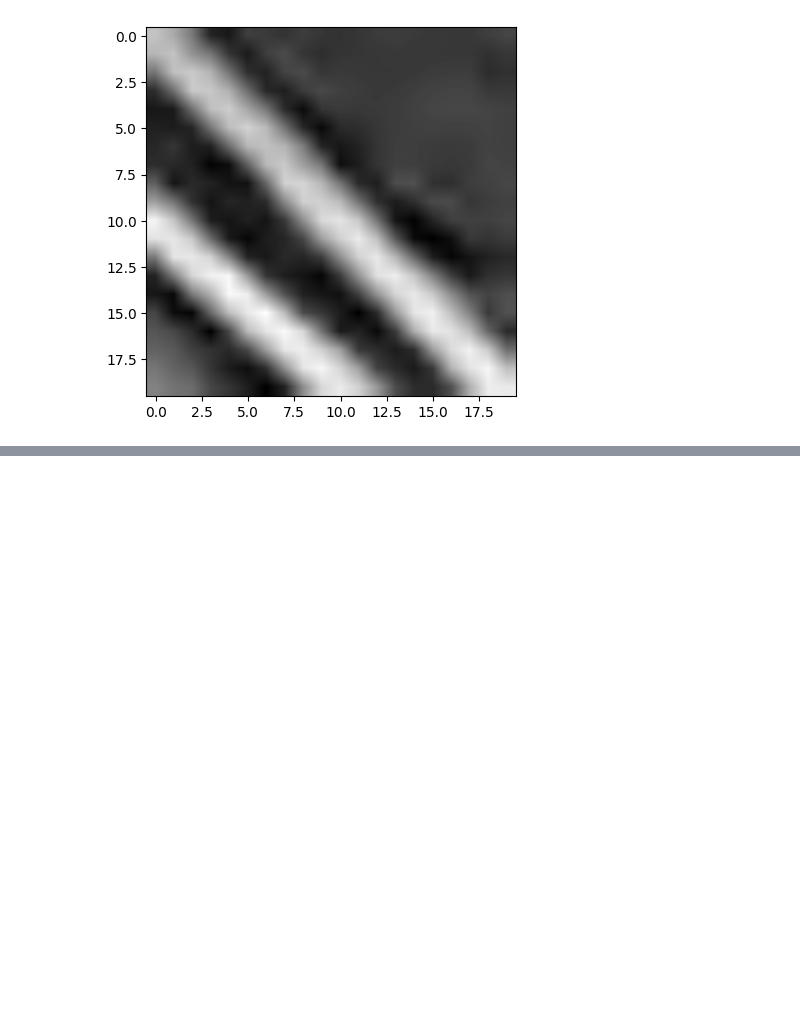
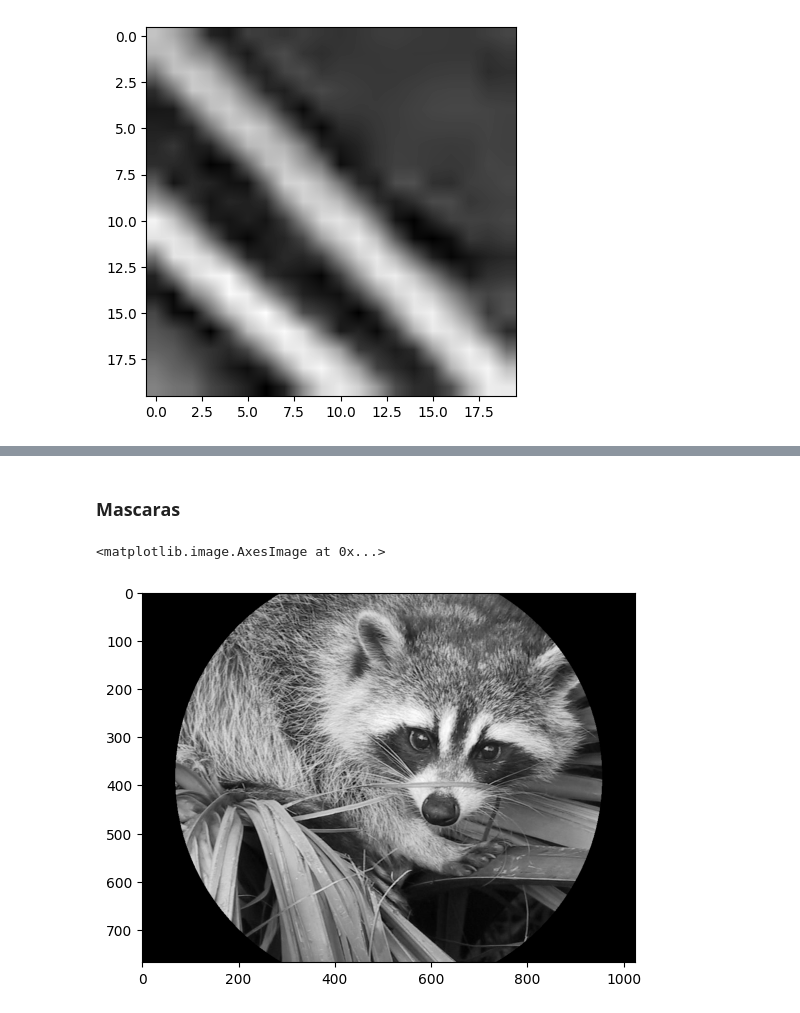
Before and after one commit to Arownsis/Procesamiento-Imagenes, a Jupyter notebook: Manipulacion y procesado con NumPy y SciPy/Notas.ipynb, the cells around one changed output, grey strips where cells are left out. Saved outputs shown, nothing was run; the diff lists cells and outputs as text; code cells hidden in the pictures; blank space fills up the shorter version.

```diff
--- a/Manipulacion y procesado con NumPy y SciPy/Notas.ipynb
+++ b/Manipulacion y procesado con NumPy y SciPy/Notas.ipynb
@@ -73,0 +101,12 @@ plt.imshow(f[320:340, 510:530], cmap=plt.cm.gray, interpolation='bilinear') #Mos
+# %% [markdown]
+### Mascaras
+# %%
+face = sp.datasets.face(gray=True) #Restauramos la imagen
+lx, ly = face.shape #Obtenemos los limites de la imagen
+X, Y = np.ogrid[0:lx, 0:ly] #Creamos una malla de pixeles
+mask = (X - lx / 2) ** 2 + (Y - ly / 2) ** 2 > lx * ly / 4 #Esto no se que hace
+face[mask] = 0 #Convierte los pixeles que cumplan la condicion en 0
+plt.imshow(face, cmap=plt.cm.gray)
+# %% [output]
+<matplotlib.image.AxesImage at 0x...>
+[figure, added]
```
Also changed, not shown: parts of 10 cells of this notebook, 2 other files.
